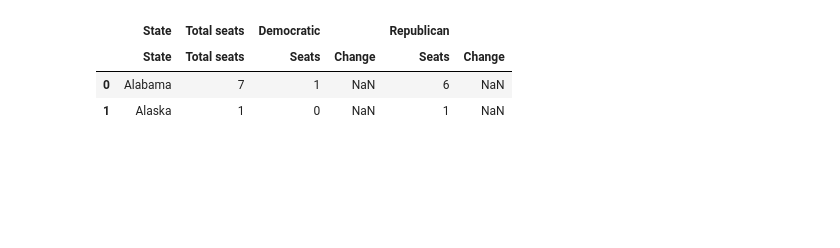
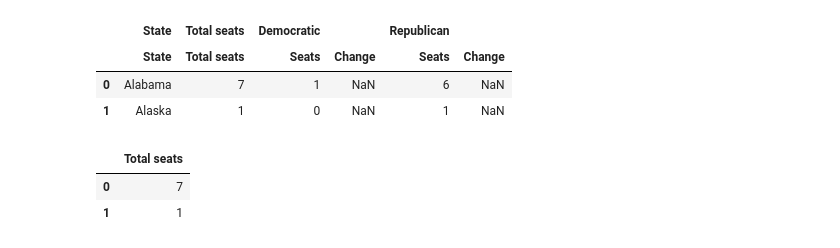
Before and after one commit to nss-data-science-cohort-8/open-secrets-reeses, a Jupyter notebook: notebook/cat_gomez_og.ipynb, the cells around one changed output. Cells and saved outputs as stored; diff of their text form; code cells hidden in the pictures; blank space fills up the shorter version.

```diff
--- a/notebook/cat_gomez_og.ipynb
+++ b/notebook/cat_gomez_og.ipynb
@@ -190,6 +190,12 @@ wiki_rep_df.head(2)
 |  | State | Total seats | Seats | Change | Seats | Change |
 | 0 | Alabama | 7 | 1 | NaN | 6 | NaN |
 | 1 | Alaska | 1 | 0 | NaN | 1 | NaN |
+# %%
+wiki_rep_df['Total seats'][:2]
+# %% [output]
+|  | Total seats |
+| 0 | 7 |
+| 1 | 1 |
 # %%
 # https://en.wikipedia.org/wiki/List_of_U.S._state_and_territory_abbreviations
 # for state abbr
```
Also changed, not shown: parts of 5 cells of this notebook.
